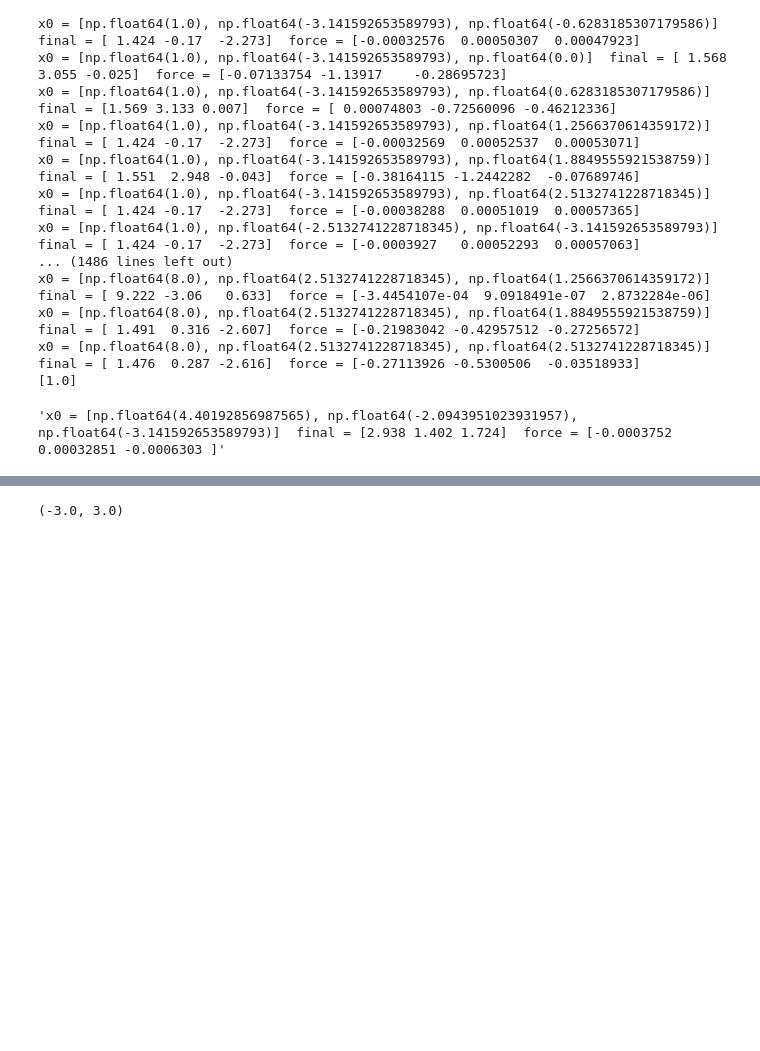
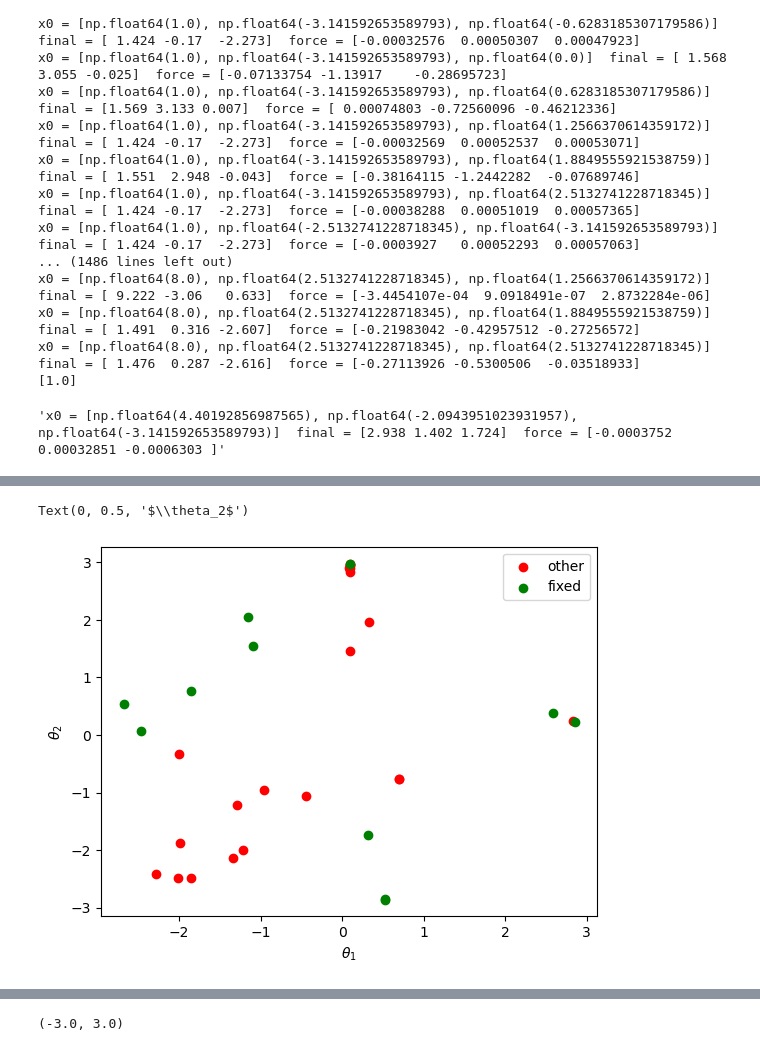
Before and after one commit to Marindevandijk/Thesis-clean, a Jupyter notebook: notebook_exploratory/01_overdamped_exploration.ipynb, the cells around one changed output, grey strips where cells are left out. Cells and saved outputs as stored; diff of their text form; code cells hidden in the pictures; blank space fills up the shorter version.

```diff
--- a/notebook_exploratory/01_overdamped_exploration.ipynb
+++ b/notebook_exploratory/01_overdamped_exploration.ipynb
@@ -889,0 +910,14 @@ print(result_first.head(30))
+# %%
+res_last_d = result_last[result_last['d'] <15]
+
+fixed_last  = res_last_d[res_last_d["avg_force"] < 1e-3]
+others_last = res_last_d[res_last_d["avg_force"] >= 1e-3]
+
+plt.scatter(others_last['th1'],others_last['th2'],color='red',label = 'other')
+plt.scatter(fixed_last['th1'],fixed_last['th2'],color='green',label = 'fixed')
+plt.legend()
+plt.xlabel(r'$\theta_1$')
+plt.ylabel(r'$\theta_2$')
+# %% [output]
+Text(0, 0.5, '$\\theta_2$')
+[figure, added]
```
Also changed, not shown: parts of 9 cells of this notebook, 2 other files.
